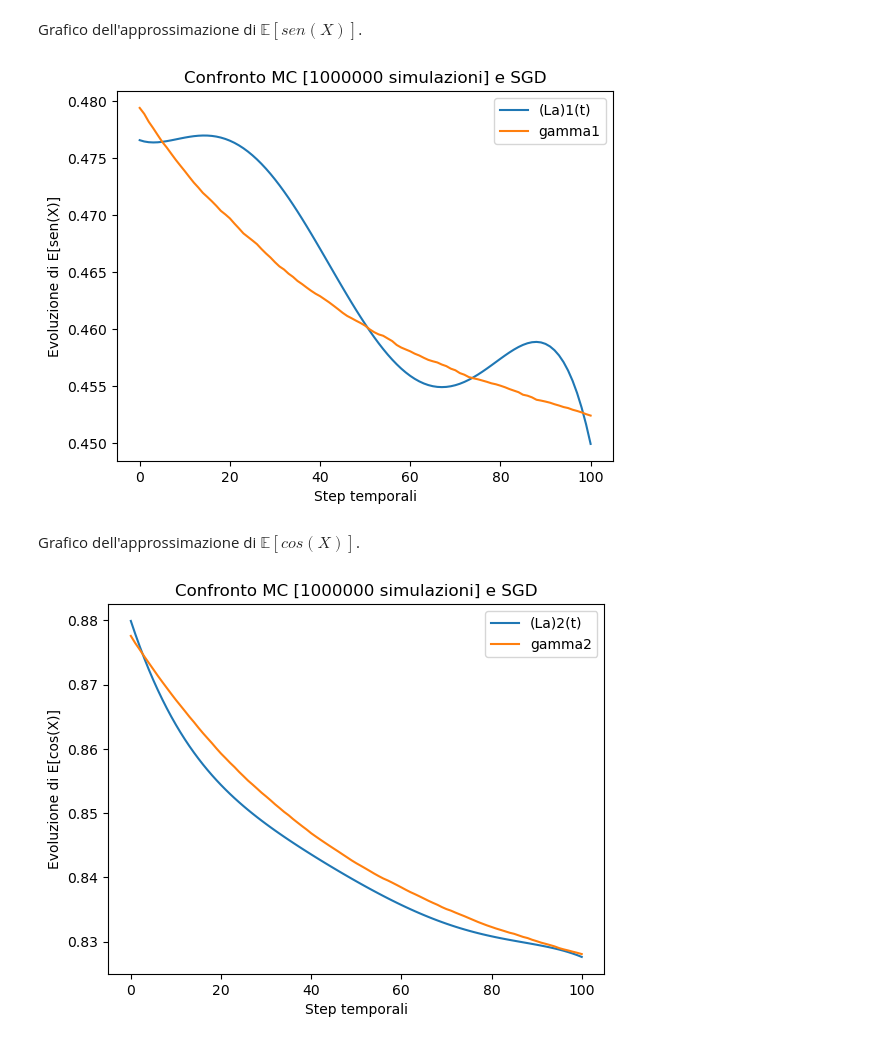
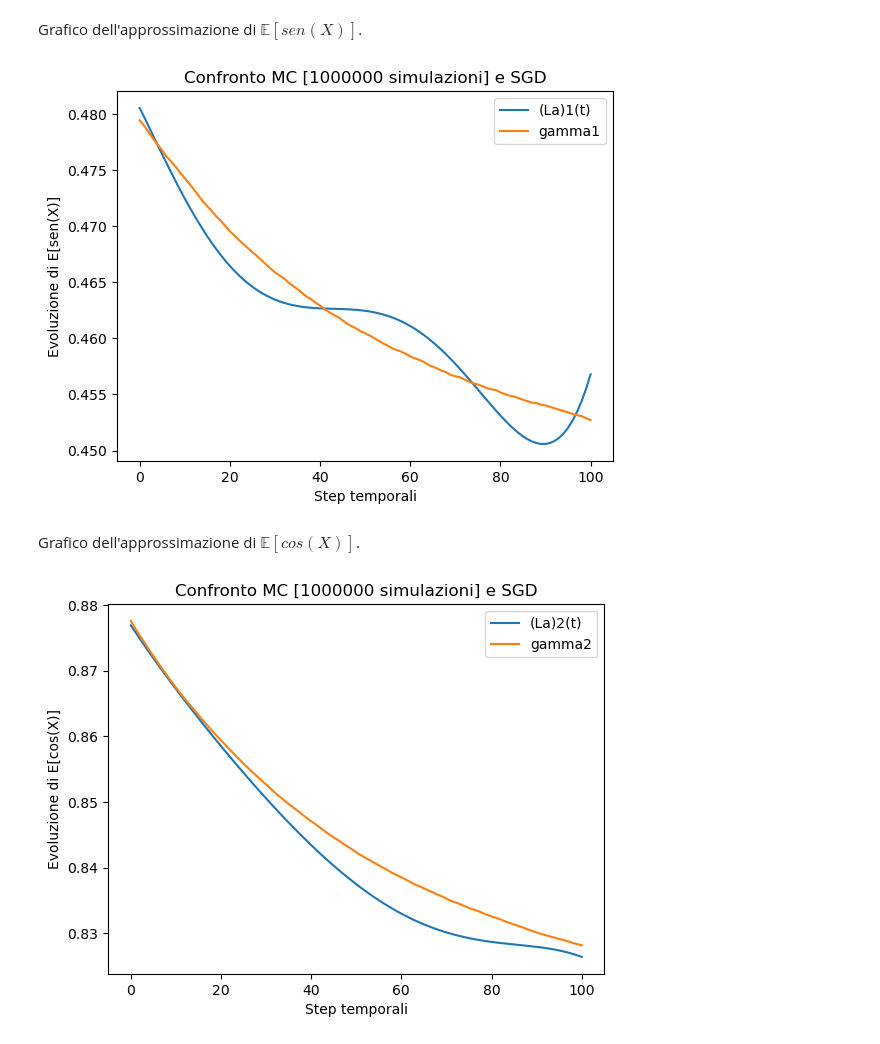
Before and after one commit to amatoandre/TESI, a Jupyter notebook: test_SGD.ipynb, the cells around one changed output. Drawn from its saved outputs; the diff is of its cells as text; code cells hidden in the pictures.

```diff
--- a/test_SGD.ipynb
+++ b/test_SGD.ipynb
@@ -46,7 +46,7 @@ def monte_carlo(c1, c2, a1, a2, sigma, T, N, M, X0):
         gamma1.append(average(np.sin(X)))
         gamma2.append(average(np.cos(X)))
 
-    return X, np.array(gamma1), np.array(gamma2)
+    return X, gamma1, gamma2
 # %% [markdown]
 ## Metodo di Discesa del Gradiente
 # %% [markdown]
@@ -172,9 +172,16 @@ def gradiente(Z, Ztilde, Y1tilde, Y2tilde, a1, a2, n, M, h, g):
 def discesa_stocastica_del_gradiente(a1_0, a2_0, n, r0, rho, sigma, N, M, X0, eps, h, g, gamma1, gamma2):
     a1 = a1_0
     a2 = a2_0
-    m = 0
 
-    while ( (LA.norm(np.dot(a1,g) - gamma1) / LA.norm(np.dot(a1,g)) >= eps) or (LA.norm(np.dot(a2,g) - gamma2) / LA.norm(np.dot(a2,g)) >= eps)):
+    norma1 = LA.norm(gamma1, np.inf)
+    norma2 = LA.norm(gamma2, np.inf)
+
+    for m in range(50000):
+
+        if (m % 10 == 0):
+            if ( ((LA.norm(np.dot(a1,g) - gamma1, np.inf)/ norma1) < eps) and ((LA.norm(np.dot(a2,g) - gamma2, np.inf)/ norma2) < eps) ):
+                break
+
         eta = r0 / ((m + 1) ** rho)
 
         Z, Ztilde, Y1tilde, Y2tilde = eulero(a1, a2, sigma, n, N, M, X0, h, g)
@@ -184,11 +191,6 @@ def discesa_stocastica_del_gradiente(a1_0, a2_0, n, r0, rho, sigma, N, M, X0, ep
         a1 = a1 - eta * v1
         a2 = a2 - eta * v2
 
-        m = m + 1
-
-        if m >= 50000:
-            break
-
     return a1, a2, m
 # %% [markdown]
 ## Main
@@ -300,15 +309,15 @@ Grafico dell'approssimazione di $\mathbb{E}[sen(X)]$.
 # %%
 fig = plt.figure()
 plt.title("Confronto MC [" + str(M1) + " simulazioni] e SGD")
 plt.xlabel("Step temporali")
 plt.ylabel("Evoluzione di E[sen(X)]")
 # plt.ylim(0.4, 0.9) # se non c'è il grafico è molto zoomato
-plt.plot(np.dot(a1, g), label='(La)1(t)')
+plt.plot(np.dot(A1[2][3], g), label='(La)1(t)')
 plt.plot(gamma1, label='gamma1')
 plt.legend()
 plt.show()
 # %% [output]
-[figure, old version]
+[figure, new version]
 # %% [markdown]
 Grafico dell'approssimazione di $\mathbb{E}[cos(X)]$.
 # %%
@@ -317,9 +326,9 @@ plt.title("Confronto MC [" + str(M1) + " simulazioni] e SGD")
 plt.xlabel("Step temporali")
 plt.ylabel("Evoluzione di E[cos(X)]")
 # plt.ylim(0.4, 0.9) # se non c'è il grafico è molto zoomato
-plt.plot(np.dot(a2, g), label='(La)2(t)')
+plt.plot(np.dot(A2[2][3], g), label='(La)2(t)')
 plt.plot(gamma2, label='gamma2')
 plt.legend()
 plt.show()
 # %% [output]
-[figure, old version]
+[figure, new version]
```
Also changed, not shown: parts of 1 cell of this notebook.
